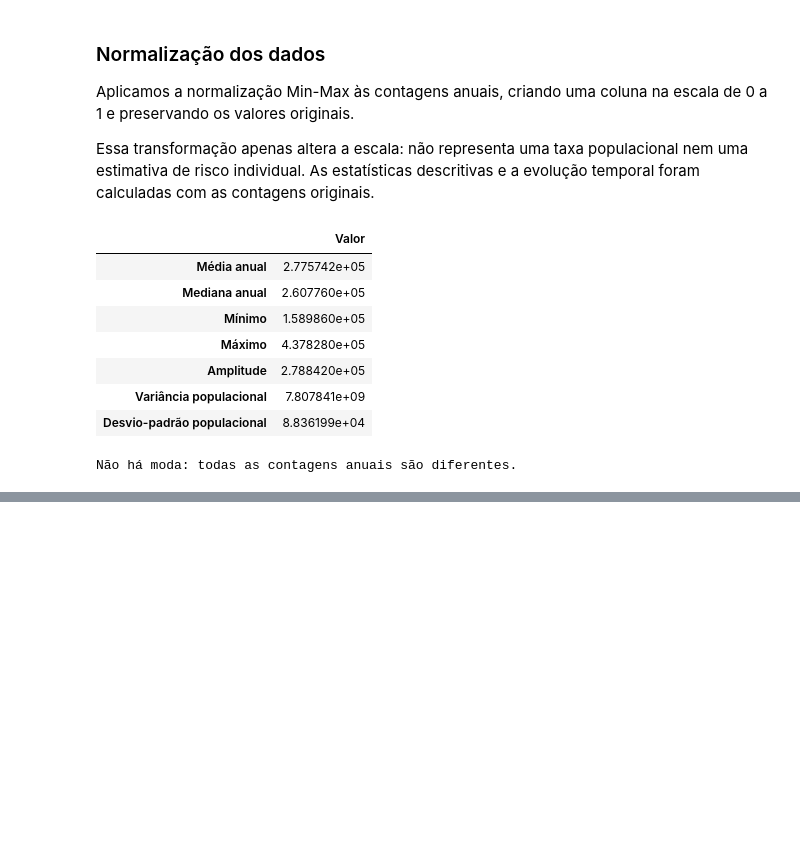
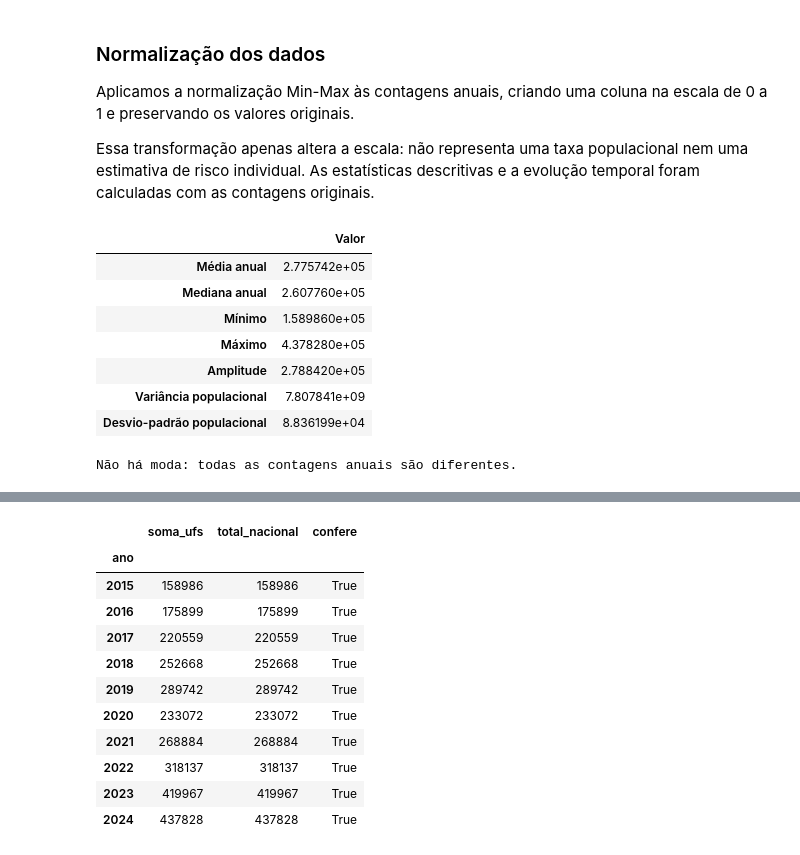
Before and after one commit to AbelPiassa/Meu-Ciclo, a Jupyter notebook: data-science/notebooks/01_eda_sinan_meu_ciclo.ipynb, the cells around one changed output, grey strips where cells are left out. Saved outputs shown, nothing was run; the diff lists cells and outputs as text; code cells hidden in the pictures; blank space fills up the shorter version.

```diff
--- a/data-science/notebooks/01_eda_sinan_meu_ciclo.ipynb
+++ b/data-science/notebooks/01_eda_sinan_meu_ciclo.ipynb
@@ -259,0 +321,74 @@ De acordo com os valores apresentados pelo DATASUS na consulta, a frequência an
+# %%
+import re
+import pandas as pd
+
+# Cada linha de UF contém dez valores anuais e um total.
+padrao = r'"\.\.\s*([^"]+)"((?:;\s*\d+){11})(?![\d;])'
+registros = re.findall(padrao, texto_uf)
+
+if len(registros) != 27:
+    raise ValueError(
+        f"Esperávamos 27 UFs, mas encontramos {len(registros)}. "
+        "Confira se o texto foi copiado integralmente."
+    )
+
+linhas = []
+
+for nome_uf, trecho_numerico in registros:
+    valores = [
+        int(valor.strip())
+        for valor in trecho_numerico.split(";")[1:]
+    ]
+
+    frequencias = valores[:10]
+    total_informado = valores[10]
+
+    if sum(frequencias) != total_informado:
+        raise ValueError(f"Total inconsistente para {nome_uf}.")
+
+    for ano, frequencia in zip(range(2015, 2025), frequencias):
+        linhas.append({
+            "uf": nome_uf.strip(),
+            "ano": ano,
+            "frequencia": frequencia,
+        })
+
+base_uf = pd.DataFrame(linhas).sort_values(
+    ["uf", "ano"]
+).reset_index(drop=True)
+
+if base_uf.duplicated(["uf", "ano"]).any():
+    raise ValueError("Foram encontradas combinações UF/ano repetidas.")
+
+# Compara com a tabela nacional carregada e conferida com o original.
+referencia = analise.set_index("ano")["frequencia"].rename("total_nacional")
+
+conferencia = base_uf.groupby("ano")["frequencia"].sum().to_frame(
+    "soma_ufs"
+)
+conferencia["total_nacional"] = referencia
+conferencia["confere"] = (
+    conferencia["soma_ufs"] == conferencia["total_nacional"]
+)
+
+if not conferencia["confere"].all():
+    raise ValueError("A soma das UFs difere da referência nacional.")
+
+print("Dimensões:", base_uf.shape)
+print("UFs:", base_uf["uf"].nunique())
+print("Total de notificações:", base_uf["frequencia"].sum())
+
+display(base_uf.head())
+display(conferencia)
+assert base_uf.shape == (270, 3)
+assert not base_uf.isna().any().any()
+assert base_uf["uf"].nunique() == 27
+assert base_uf.groupby("uf")["ano"].nunique().eq(10).all()
+assert base_uf["frequencia"].ge(0).all()
+# Confere também o Total da consulta UF, sem somar subtotais regionais.
+total_raw = re.search(r'"Total"((?:;\s*\d+){11})(?![\d;])', texto_uf)
+assert total_raw is not None
+valores_total = [int(v) for v in total_raw.group(1).split(";")[1:]]
+assert valores_total[:10] == referencia.sort_index().tolist()
+assert valores_total[10] == int(base_uf["frequencia"].sum())
+# %% [output]
@@ -259,0 +404,12 @@ De acordo com os valores apresentados pelo DATASUS na consulta, a frequência an
+|  | soma_ufs | total_nacional | confere |
+| ano |  |  |  |
+| 2015 | 158986 | 158986 | True |
+| 2016 | 175899 | 175899 | True |
+| 2017 | 220559 | 220559 | True |
+| 2018 | 252668 | 252668 | True |
+| 2019 | 289742 | 289742 | True |
+| 2020 | 233072 | 233072 | True |
+| 2021 | 268884 | 268884 | True |
+| 2022 | 318137 | 318137 | True |
+| 2023 | 419967 | 419967 | True |
+| 2024 | 437828 | 437828 | True |
```
Also changed, not shown: parts of 12 cells of this notebook, 54 other files.
